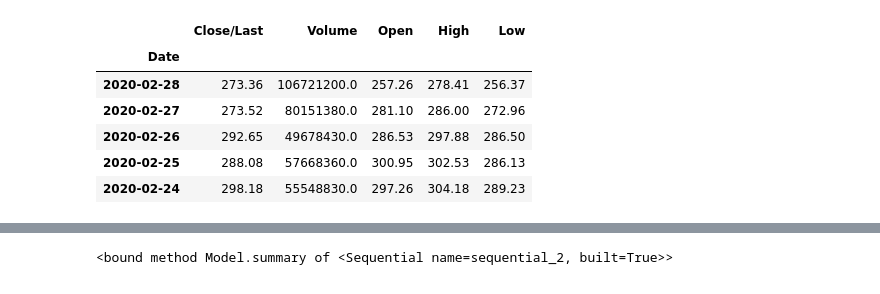
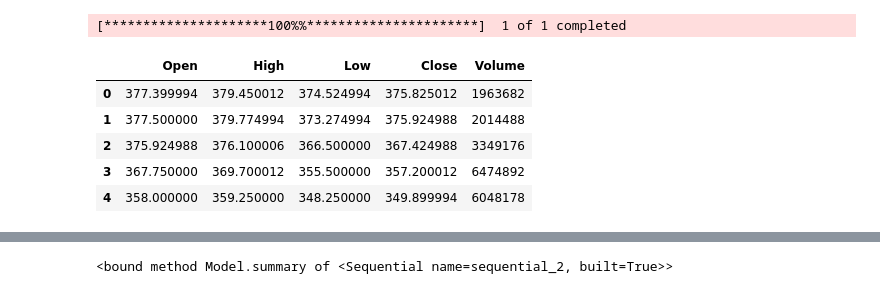
Before and after one commit to shiven2001/algo-trading, a Jupyter notebook: stock_lstm.ipynb, the cells around one changed output, grey strips where cells are left out. Cells and saved outputs as stored; diff of their text form; code cells hidden in the pictures.

```diff
--- a/stock_lstm.ipynb
+++ b/stock_lstm.ipynb
@@ -17,19 +22,24 @@ from tensorflow.keras.layers import Dense
 from tensorflow.keras.layers import Dropout
 from tensorflow.keras.layers import *
 from tensorflow.keras.callbacks import EarlyStopping
-# %%
-df = pd.read_csv("data.csv")
-df.columns = df.columns.str.strip()
-df['Date'] = pd.to_datetime(df['Date'])
-df.set_index('Date', inplace=True)
-for col in df.columns:
-    df[col] = df[col].replace({'\$': '', ',': ''}, regex=True).astype(float)
-df.head()
-# %% [output]
-|  | Close/Last | Volume | Open | High | Low |
-| Date |  |  |  |  |  |
-| 2020-02-28 | 273.36 | 106721200.0 | 257.26 | 278.41 | 256.37 |
-| 2020-02-27 | 273.52 | 80151380.0 | 281.10 | 286.00 | 272.96 |
-| 2020-02-26 | 292.65 | 49678430.0 | 286.53 | 297.88 | 286.50 |
-| 2020-02-25 | 288.08 | 57668360.0 | 300.95 | 302.53 | 286.13 |
-| 2020-02-24 | 298.18 | 55548830.0 | 297.26 | 304.18 | 289.23 |
+# %%
+START = "2010-01-01"
+TODAY = date.today().strftime("%Y-%m-%d")
+
+# Define a function to load the dataset
+def load_data(ticker):
+    data = yf.download(ticker, START, TODAY)
+    data.reset_index(inplace=True)
+    return data
+data = load_data('TCS.NS')
+df=data
+df = df.drop(['Date', 'Adj Close'], axis = 1)
+df.head()
+# %% [output]
+[*********************100%%**********************]  1 of 1 completed
+|  | Open | High | Low | Close | Volume |
+| 0 | 377.399994 | 379.450012 | 374.524994 | 375.825012 | 1963682 |
+| 1 | 377.500000 | 379.774994 | 373.274994 | 375.924988 | 2014488 |
+| 2 | 375.924988 | 376.100006 | 366.500000 | 367.424988 | 3349176 |
+| 3 | 367.750000 | 369.700012 | 355.500000 | 357.200012 | 6474892 |
+| 4 | 358.000000 | 359.250000 | 348.250000 | 349.899994 | 6048178 |
```
Also changed, not shown: parts of 11 cells of this notebook, 1 other file.
